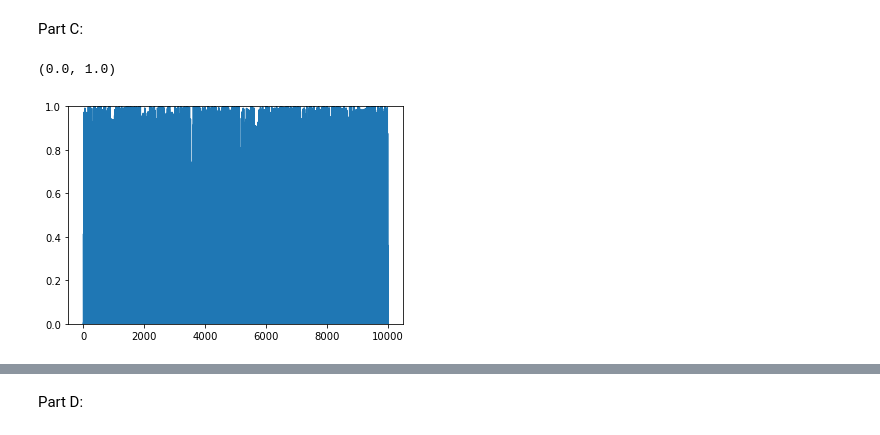
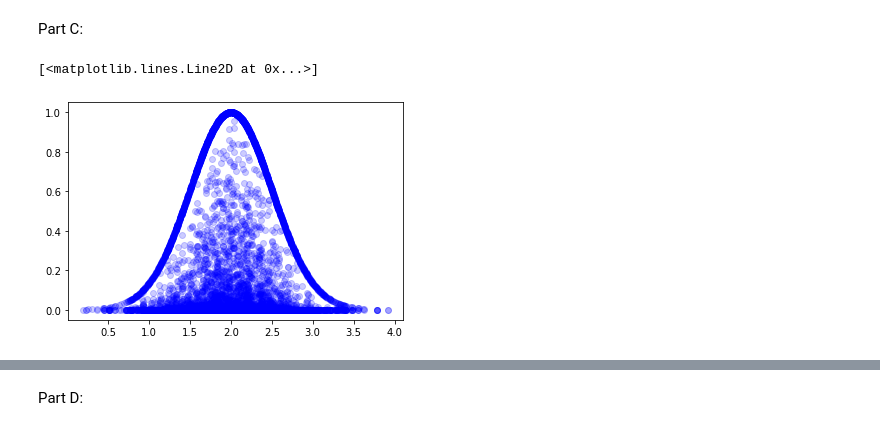
Before and after one commit to eleanorstuart/astr540, a Jupyter notebook: FinalProject.ipynb, the cells around one changed output, grey strips where cells are left out. Cells and saved outputs as stored; diff of their text form; code cells hidden in the pictures.

Commit message:
final project part c + messing with data

```diff
--- a/FinalProject.ipynb
+++ b/FinalProject.ipynb
@@ -53,15 +54,16 @@ x and y have a linear relationship, hence why we pick y=mx as our model
 # %% [markdown]
 Part A:
 # %%
-# using sigma = x for variance (width of Gaussian dist) since problem does not specify
+# using default sigma = x for variance (width of Gaussian dist) since problem does not specify
 # modified likelihood to be general for b-parameter
-def likelihood(m, data, b=0):
+# added sigma_factor parameter, modifies sigma value by multiplying x by a specified factor
+def likelihood(m, data, b=0, sigma_factor=1):
     chi_squared_sum = 0
     for row in data:
         x = row['x']
         y_data = row['y']
         y_model = m * x + b
-        chi_squared_sum+=(y_model - y_data)**2/x**2
+        chi_squared_sum+=(y_model - y_data)**2/(x*sigma_factor)**2
     #return chi_squared_sum
     likelihood = np.exp(-1*(chi_squared_sum)/2)
     return likelihood
@@ -82,6 +116,7 @@ p_0 = random.uniform(low=0.0, high=5.0) #choose an initial value for p within th
 states = [p_0] #add initial p to states
 accepted = 0
 print(states)
+#posterior_in_m = [p_0,likelihood(p_0, data)]
 posterior_m = [likelihood(p_0, data)]
 
 for t in range(steps):
@@ -89,7 +124,8 @@ for t in range(steps):
     p_current = states[-1] #grab most recent value in states
     p_new = random.normal(loc=p_current, scale = 2.5) # generate a candidate p' for the next sample
     likelihood_p_new = likelihood(p_new, data)
-    posterior_m.append(likelihood_p_new)# TODO: this needs to be normalized
+    #posterior_in_m.append([p_new, likelihood_p_new])# TODO: this needs to be normalized
+    posterior_m.append(likelihood_p_new)
     r = likelihood_p_new/likelihood(p_current, data) # uniform prior, therefore post/post = lik/lik
 
     if r >= 1:
@@ -104,4 +140,5 @@ for t in range(steps):
 
 # Burn in - I omit the first 1000 states to remove dependence on initial conditions
 states = states[1000:]
+posterior_m = posterior_m[1000:]
 # %% [output]
@@ -142,12 +179,14 @@ Part C:
 # %%
 # TODO: Plot the posterior in m. Find the best-fit value of this parameter, and its 68% credible interval.
 # TODO: properly normalize posterior (currently plotting likelihood)
 
 # save p_new, posterior(p_new) in a list as I go over the t's
 # plot posterior(p_new) vs p_new here
 
-plt.plot(np.arange(0, 10001), posterior_m)
-plt.ylim(0,1)
+#plt.plot(np.arange(0, 10001), posterior_m)
+#plt.ylim(0,1)
+#plt.plot(posterior_in_m[0])
+plt.plot(states, posterior_m, 'bo', alpha=0.2)
 # %% [output]
-(0.0, 1.0)
+[<matplotlib.lines.Line2D at 0x...>]
-[figure, old version]
+[figure, new version]
```
Also changed, not shown: parts of 41 cells of this notebook, 1 other file.
